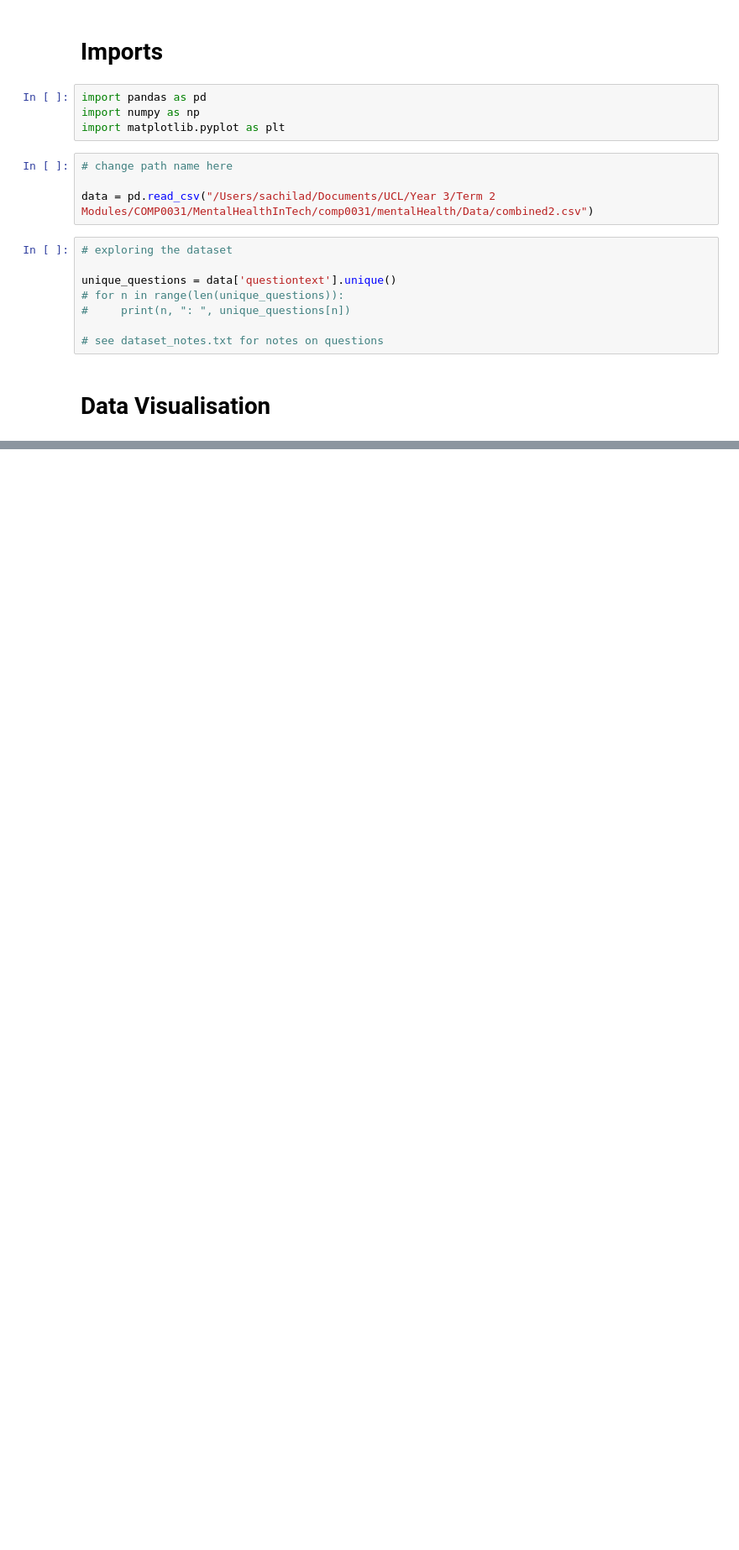
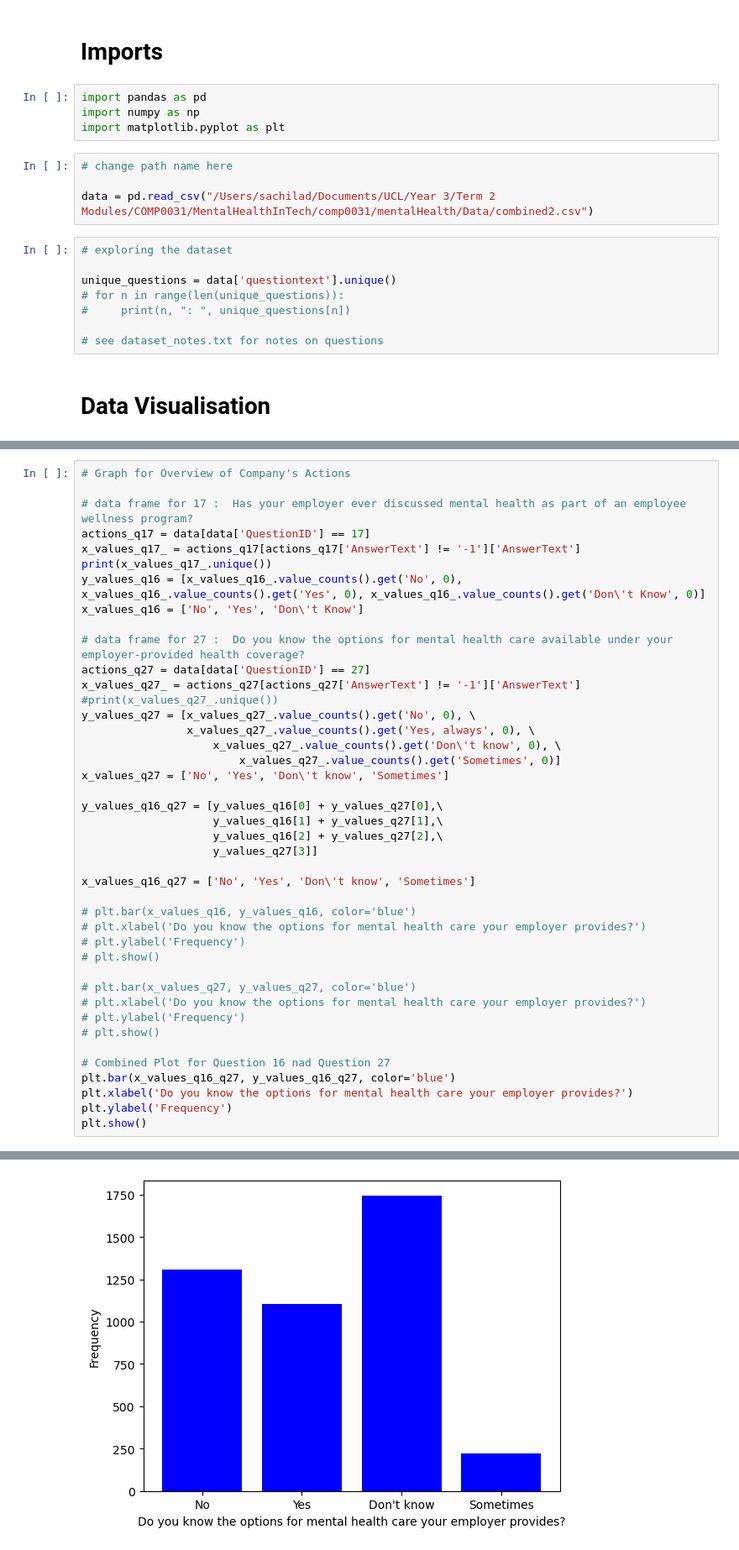
Before and after one commit to Itsamesamir/COMP0031, a Jupyter notebook: mentalHealth/Sachi - Company Actions/Sachi.ipynb, the cells around one changed output, grey strips where cells are left out. Shown at 84% size. Cells and saved outputs as stored; diff of their text form; blank space fills up the shorter version.

```diff
--- a/mentalHealth/Sachi - Company Actions/Sachi.ipynb
+++ b/mentalHealth/Sachi - Company Actions/Sachi.ipynb
@@ -34,0 +85,43 @@ y_values_q9 = actions_q9['AnswerText']
+# %%
+# Graph for Overview of Company's Actions
+
+# data frame for 17 :  Has your employer ever discussed mental health as part of an employee wellness program?
+actions_q17 = data[data['QuestionID'] == 17]
+x_values_q17_ = actions_q17[actions_q17['AnswerText'] != '-1']['AnswerText']
+print(x_values_q17_.unique())
+y_values_q16 = [x_values_q16_.value_counts().get('No', 0), x_values_q16_.value_counts().get('Yes', 0), x_values_q16_.value_counts().get('Don\'t Know', 0)]
+x_values_q16 = ['No', 'Yes', 'Don\'t Know']
+
+# data frame for 27 :  Do you know the options for mental health care available under your employer-provided health coverage?
+actions_q27 = data[data['QuestionID'] == 27]
+x_values_q27_ = actions_q27[actions_q27['AnswerText'] != '-1']['AnswerText']
+#print(x_values_q27_.unique())
+y_values_q27 = [x_values_q27_.value_counts().get('No', 0), \
+                x_values_q27_.value_counts().get('Yes, always', 0), \
+                    x_values_q27_.value_counts().get('Don\'t know', 0), \
+                        x_values_q27_.value_counts().get('Sometimes', 0)]
+x_values_q27 = ['No', 'Yes', 'Don\'t know', 'Sometimes']
+
+y_values_q16_q27 = [y_values_q16[0] + y_values_q27[0],\
+                    y_values_q16[1] + y_values_q27[1],\
+                    y_values_q16[2] + y_values_q27[2],\
+                    y_values_q27[3]]
+
+x_values_q16_q27 = ['No', 'Yes', 'Don\'t know', 'Sometimes']
+
+# plt.bar(x_values_q16, y_values_q16, color='blue')
+# plt.xlabel('Do you know the options for mental health care your employer provides?')
+# plt.ylabel('Frequency')
+# plt.show()
+
+# plt.bar(x_values_q27, y_values_q27, color='blue')
+# plt.xlabel('Do you know the options for mental health care your employer provides?')
+# plt.ylabel('Frequency')
+# plt.show()
+
+# Combined Plot for Question 16 nad Question 27
+plt.bar(x_values_q16_q27, y_values_q16_q27, color='blue')
+plt.xlabel('Do you know the options for mental health care your employer provides?')
+plt.ylabel('Frequency')
+plt.show()
+# %% [output]
@@ -34,0 +130 @@ y_values_q9 = actions_q9['AnswerText']
+[figure, added]
```
Also changed, not shown: parts of 4 cells of this notebook, 1 other file.
